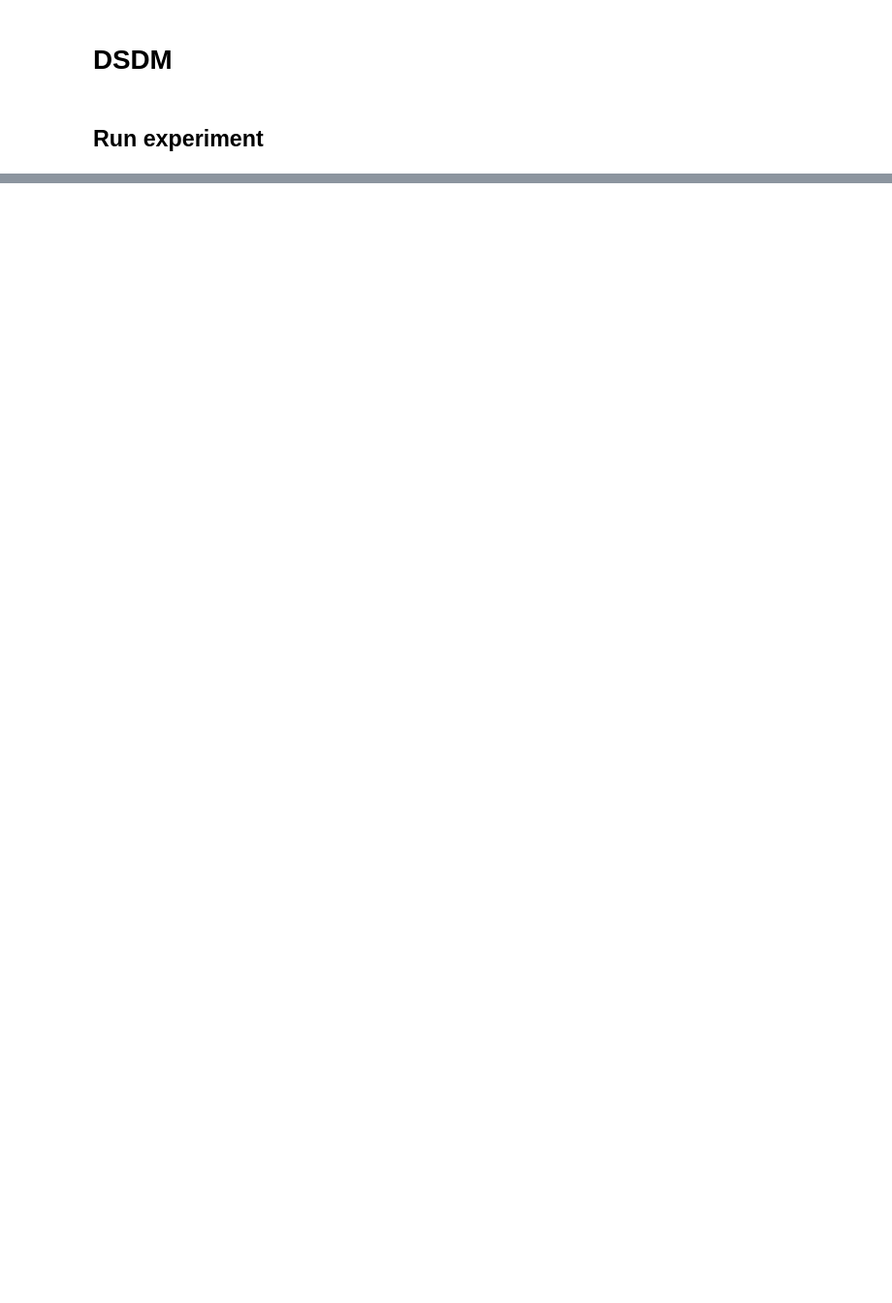
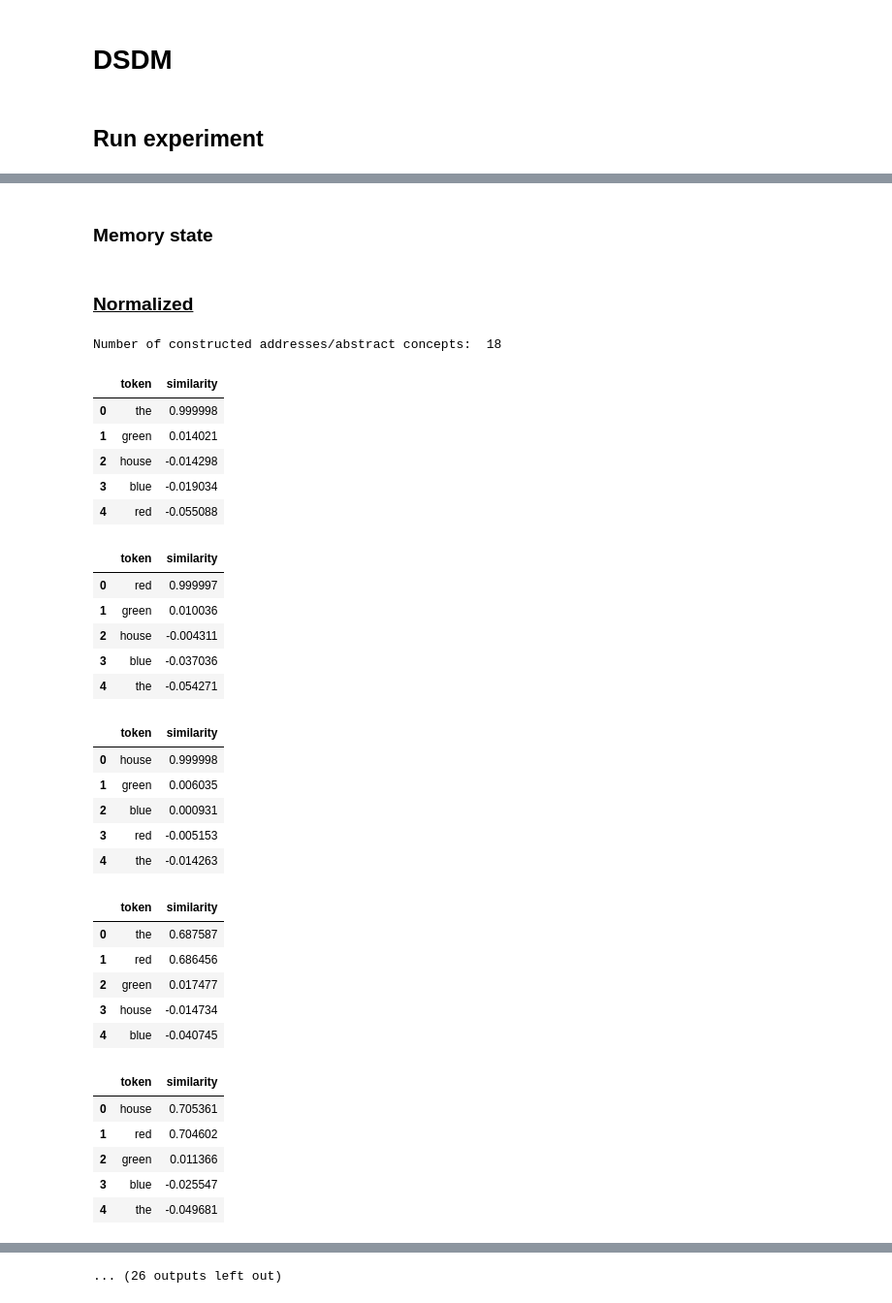
Before and after one commit to dfichiu/ba-thesis, a Jupyter notebook: src/lib/DSDM_weighted_sup.ipynb, the cells around one changed output, grey strips where cells are left out. Shown at 97% size. Drawn from its saved outputs; the diff is of its cells as text; code cells hidden in the pictures; blank space fills up the shorter version.

```diff
--- a/src/lib/DSDM_weighted_sup.ipynb
+++ b/src/lib/DSDM_weighted_sup.ipynb
@@ -58,9 +62,10 @@ def compute_distances_gpu(X, Y):
 # %%
+# DSDM class
 class SONN(nn.Module):
     def __init__(self, address_size, ema_time_period, learning_rate_update, temperature, normalize=False):
         super(SONN, self).__init__()
         self.address_size = address_size
-        self.addresses = torch.zeros(1, address_size).to(device)
+        self.addresses = torch.tensor([]).to(device)
 
         self.normalize = normalize
 
@@ -72,9 +77,6 @@ class SONN(nn.Module):
 
         self.temperature = temperature
 
-    def reset(self):
-        self.ema = 0
-        self.addresses = torch.zeros(1, self.address_size).to(device)
 
     def retrieve(self, query_address):
         with torch.no_grad():
@@ -102,6 +104,12 @@ class SONN(nn.Module):
 
 
     def save(self, query_address):
+        # The memory is instantiated with the first observation.
+        if self.addresses.shape[0] == 0:
+            self.addresses = torch.cat((self.addresses, query_address.view(1, -1)))
+
+            return
+
         cos = torch.nn.CosineSimilarity()
         # Calculate the cosine similarities.
         if self.normalize:
@@ -285,16 +357,4 @@ for sentence_tokens in lines_tokens:
 # %%
-def get_similarities_to_atomic_HVs(memory, sentence):
-    global sims_df
-    retrieved_content = memory.retrieve(generate_query(preprocess_text(sentence)))
-
-
-    for token, atomic_HC in cleanup.items():
-        sims_df = pd.concat([sims_df, pd.DataFrame([{'sentence': sentence,
-                                                     'token': token,
-                                                     'similarity': thd.cosine_similarity(atomic_HC, retrieved_content).item()}])])
-
-    return
-
 out1, out2 = widgets.Output(), widgets.Output()  # Output widgets
 
 for out, (memory_type, memory) in zip([out1, out2], memories.items()):
@@ -305,6 +365,7 @@ for out, (memory_type, memory) in zip([out1, out2], memories.items()):
         get_similarities_to_atomic_HVs(memory, "The red house.")
         get_similarities_to_atomic_HVs(memory, "The house.")
         get_similarities_to_atomic_HVs(memory, "House.")
+        get_similarities_to_atomic_HVs(memory, "The purple house.")
 
         display(sims_df.sort_values(['sentence', 'similarity'], ascending=False).set_index(['sentence', 'token']))
 
@@ -387,0 +375,53 @@ the yellow house
+# %% [markdown]
+### Memory state
+# %%
+for memory_type, memory in memories.items():
+    display(md(f"### <ins>{memory_type.capitalize()}</ins>"))
+    concepts_df = display_and_get_memory_addresses(memory)
+
+    concepts_df['memory_concept_str'] = concepts_df['memory_concept'].apply(lambda concept_list: " ".join(concept_list))
+    print(concepts_df['memory_concept_str'].values)
+
+    # Get cosine similarties of the memory addresses mapping to the same concept.
+    tmp_df = pd.DataFrame(concepts_df.groupby('memory_concept_str')['memory_address'].apply(list)).reset_index()
+    for i in range(len(tmp_df)):
+        address_list = tmp_df['memory_address'][i]
+
+        if len(address_list) > 1:
+            stacked_tensor = torch.stack(address_list, dim=0)
+            pairwise_similarities = torch.nn.functional.cosine_similarity(stacked_tensor.unsqueeze(1), stacked_tensor.unsqueeze(0), dim=2)
+            print(pairwise_similarities)
+            # Why are they all identical?
+# %% [output]
+### <ins>Normalized</ins>
+Number of constructed addresses/abstract concepts:  18
+|  | token | similarity |
+| 0 | the | 0.999998 |
+| 1 | green | 0.014021 |
+| 2 | house | -0.014298 |
+| 3 | blue | -0.019034 |
+| 4 | red | -0.055088 |
+|  | token | similarity |
+| 0 | red | 0.999997 |
+| 1 | green | 0.010036 |
+| 2 | house | -0.004311 |
+| 3 | blue | -0.037036 |
+| 4 | the | -0.054271 |
+|  | token | similarity |
+| 0 | house | 0.999998 |
+| 1 | green | 0.006035 |
+| 2 | blue | 0.000931 |
+| 3 | red | -0.005153 |
+| 4 | the | -0.014263 |
+|  | token | similarity |
+| 0 | the | 0.687587 |
+| 1 | red | 0.686456 |
+| 2 | green | 0.017477 |
+| 3 | house | -0.014734 |
+| 4 | blue | -0.040745 |
+|  | token | similarity |
+| 0 | house | 0.705361 |
+| 1 | red | 0.704602 |
+| 2 | green | 0.011366 |
+| 3 | blue | -0.025547 |
+| 4 | the | -0.049681 |
@@ -387,0 +458 @@ the yellow house
+... (26 outputs left out)
```
Also changed, not shown: parts of 11 cells of this notebook.
